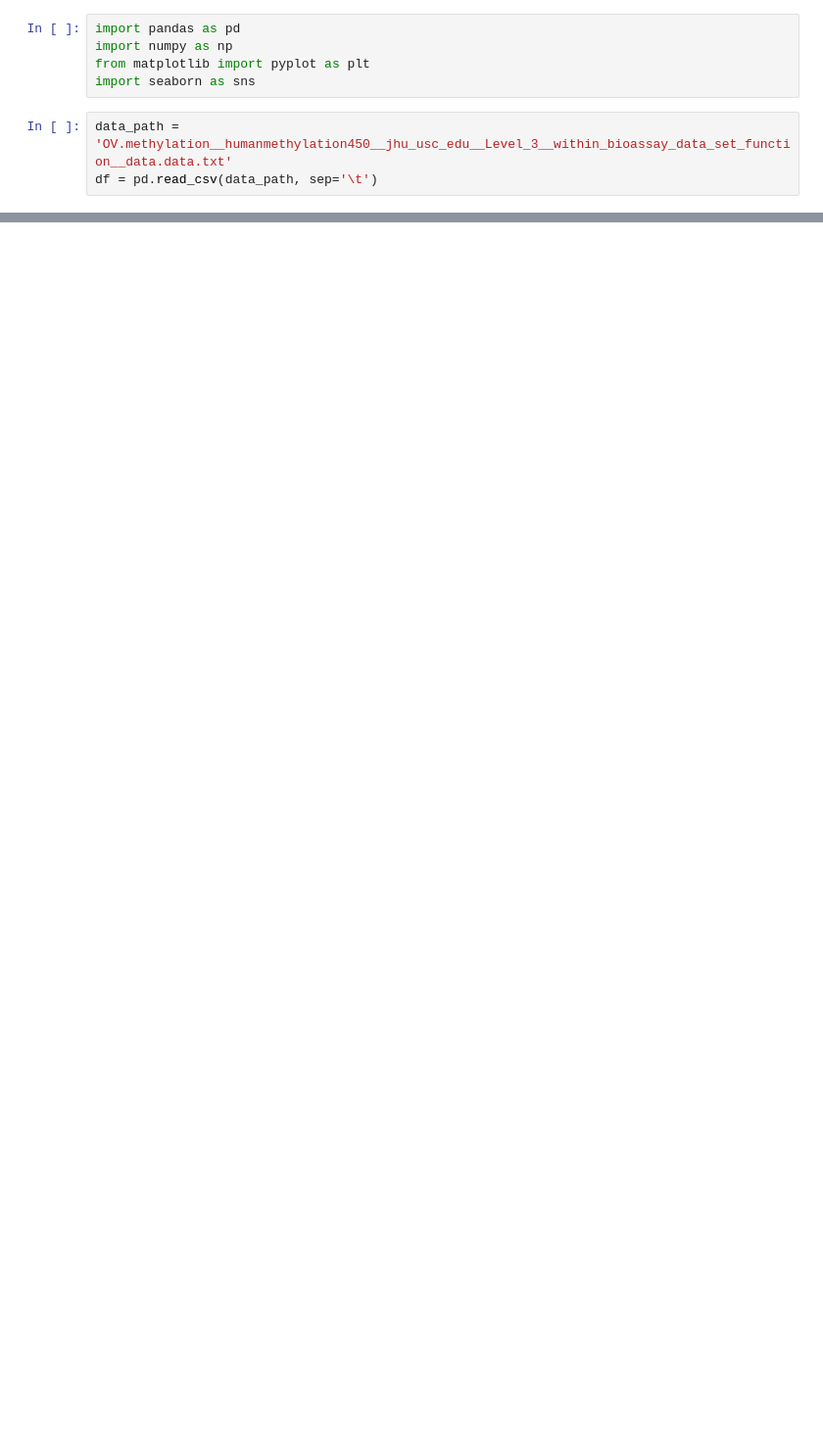
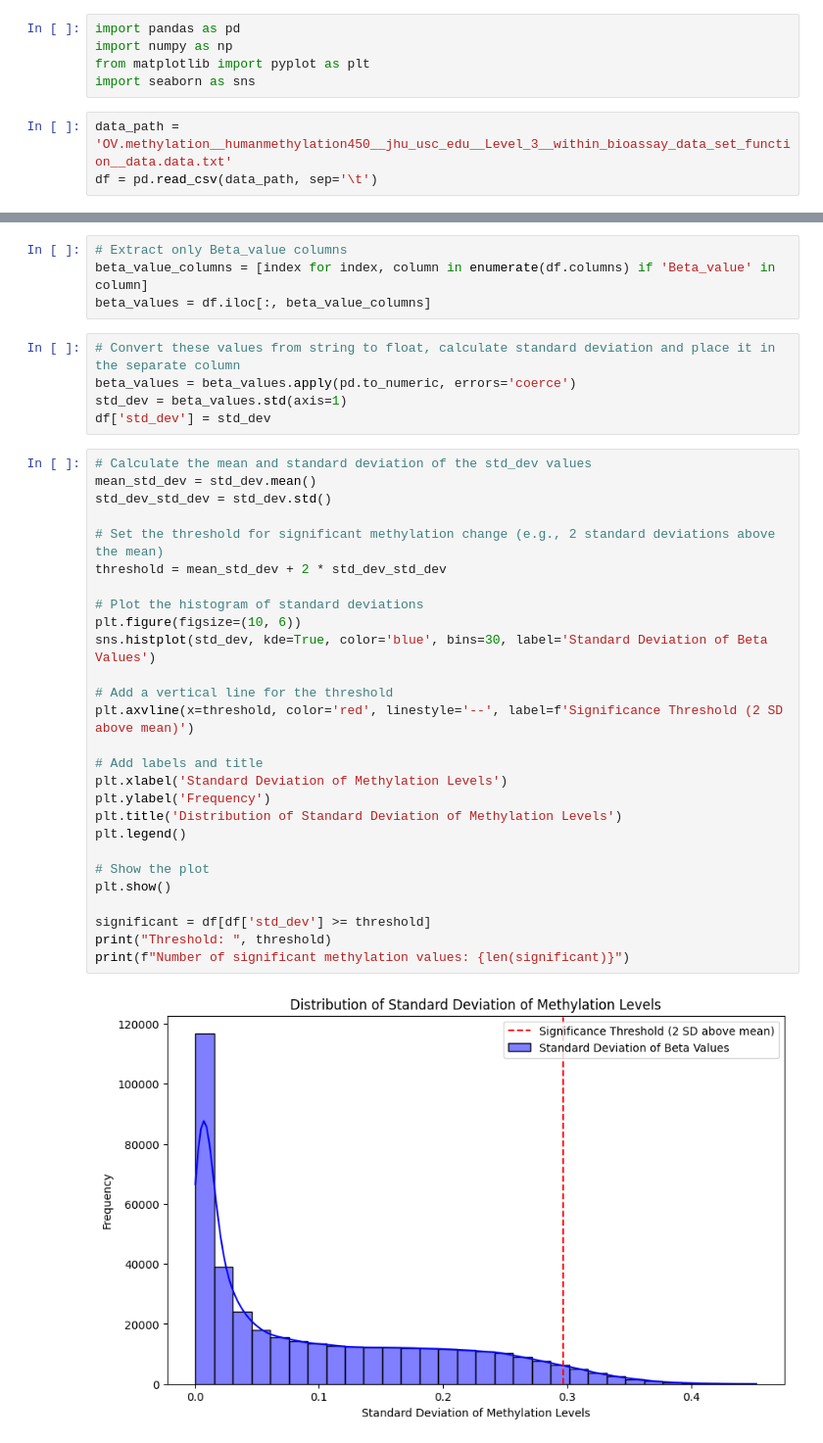
Before and after one commit to killica/Cluster-analysis-of-epigenome, a Jupyter notebook: ClusterAnalysisOfEpigenome.ipynb, the cells around one changed output, grey strips where cells are left out. Shown at 98% size. Saved outputs shown, nothing was run; the diff lists cells and outputs as text; blank space fills up the shorter version.

Commit message:
Threshold for significant methylation variation and histogram visualization.

```diff
--- a/ClusterAnalysisOfEpigenome.ipynb
+++ b/ClusterAnalysisOfEpigenome.ipynb
@@ -74,3 +58,41 @@ df.head()
 | cg00000289 | 0.70623334856886 | ACTN1 | 14 | 69341139 | 0.585941172707428 | ACTN1 | ... |
 | cg00000292 | 0.600543186657216 | ATP2A1 | 16 | 28890100 | 0.81526047238347 | ATP2A1 | ... |
 5 rows × 40 columns
+# %%
+# Extract only Beta_value columns
+beta_value_columns = [index for index, column in enumerate(df.columns) if 'Beta_value' in column]
+beta_values = df.iloc[:, beta_value_columns]
+# %%
+# Convert these values from string to float, calculate standard deviation and place it in the separate column
+beta_values = beta_values.apply(pd.to_numeric, errors='coerce')
+std_dev = beta_values.std(axis=1)
+df['std_dev'] = std_dev
+# %%
+# Calculate the mean and standard deviation of the std_dev values
+mean_std_dev = std_dev.mean()
+std_dev_std_dev = std_dev.std()
+
+# Set the threshold for significant methylation change (e.g., 2 standard deviations above the mean)
+threshold = mean_std_dev + 2 * std_dev_std_dev
+
+# Plot the histogram of standard deviations
+plt.figure(figsize=(10, 6))
+sns.histplot(std_dev, kde=True, color='blue', bins=30, label='Standard Deviation of Beta Values')
+
+# Add a vertical line for the threshold
+plt.axvline(x=threshold, color='red', linestyle='--', label=f'Significance Threshold (2 SD above mean)')
+
+# Add labels and title
+plt.xlabel('Standard Deviation of Methylation Levels')
+plt.ylabel('Frequency')
+plt.title('Distribution of Standard Deviation of Methylation Levels')
+plt.legend()
+
+# Show the plot
+plt.show()
+
+significant = df[df['std_dev'] >= threshold]
+print("Threshold: ", threshold)
+print(f"Number of significant methylation values: {len(significant)}")
+# %% [output]
+[figure, added]
```
Also changed, not shown: parts of 5 cells of this notebook.
